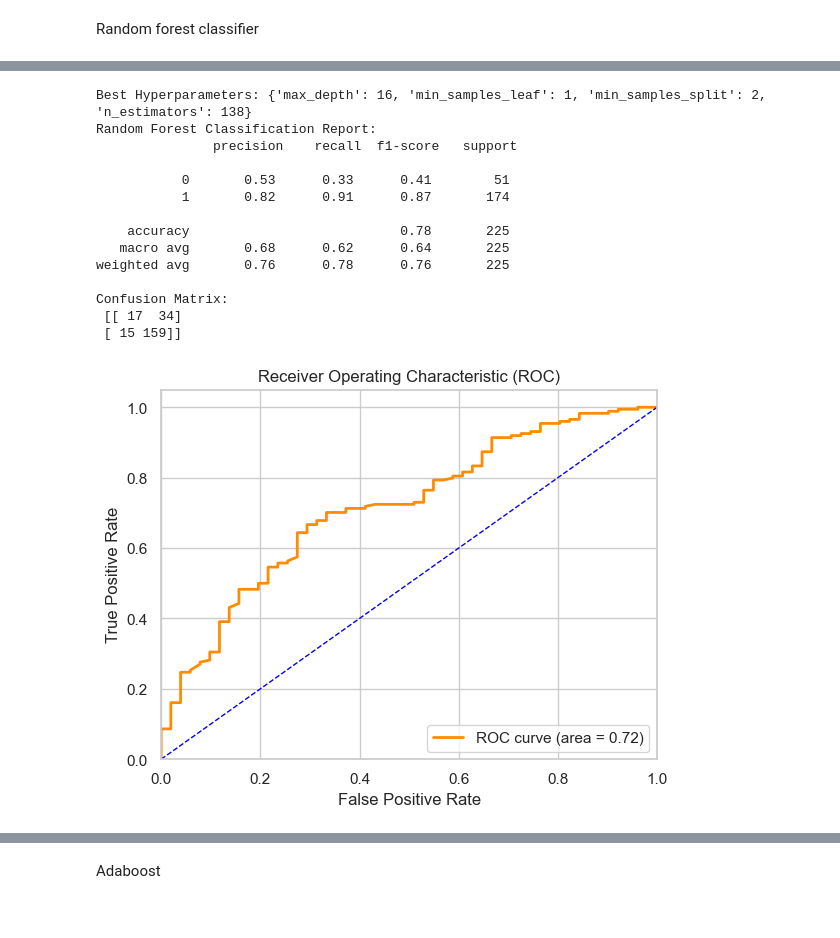
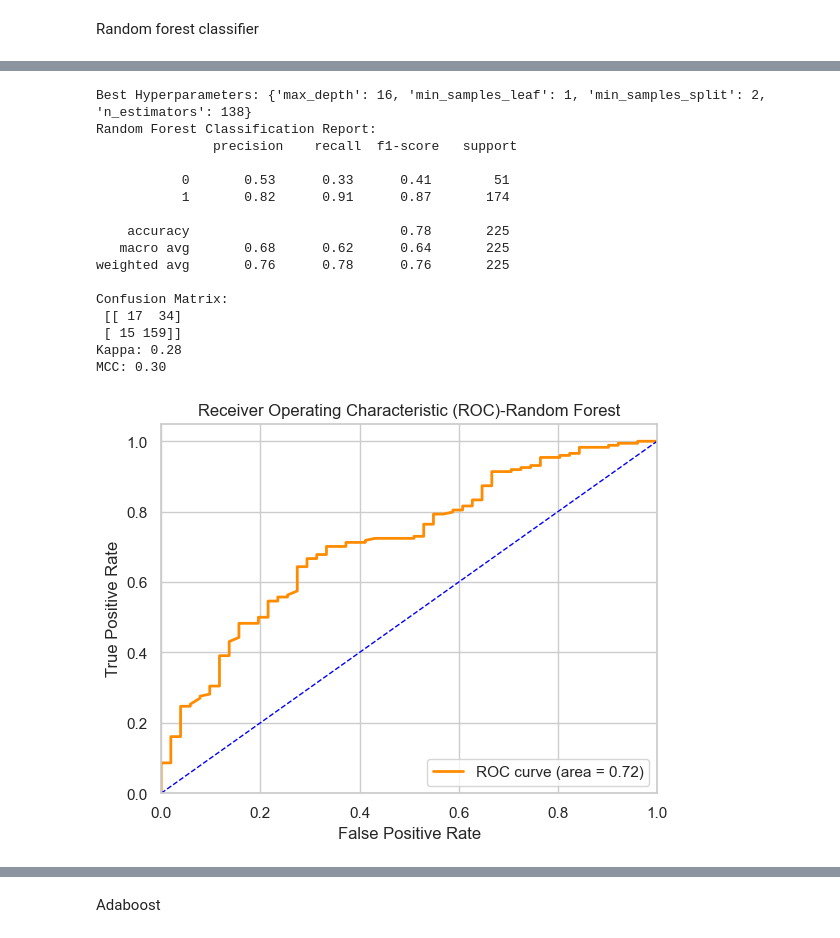
Before and after one commit to abmutema/Predicting-suicidality-in-people-living-with-HIV-in-Uganda, a Jupyter notebook: Notebooks/baseline.ipynb, the cells around one changed output, grey strips where cells are left out. Cells and saved outputs as stored; diff of their text form; code cells hidden in the pictures.

```diff
--- a/Notebooks/baseline.ipynb
+++ b/Notebooks/baseline.ipynb
@@ -1588,11 +1686,14 @@ rf_predictions = best_model.predict(X_test_transformed)
 # Evaluate the best model
 rf_classification_report = classification_report(y_test, rf_predictions)
 rf_conf_matrix = confusion_matrix(y_test, rf_predictions)
+kappa=cohen_kappa_score(y_test, rf_predictions)
+mcc=matthews_corrcoef(y_test, rf_predictions)
 
 # Print metrics
 print("Random Forest Classification Report:\n", rf_classification_report)
 print("Confusion Matrix:\n", rf_conf_matrix)
-
+print(f"Kappa: {kappa:.2f}")
+print(f"MCC: {mcc:.2f}")
 # Compute ROC curve and AUC
 rf_probabilities = best_model.predict_proba(X_test_transformed)[:, 1]
 fpr, tpr, thresholds = roc_curve(y_test, rf_probabilities)
@@ -1606,40 +1707,42 @@ plt.xlim([0.0, 1.0])
 plt.ylim([0.0, 1.05])
 plt.xlabel('False Positive Rate')
 plt.ylabel('True Positive Rate')
-plt.title('Receiver Operating Characteristic (ROC)')
+plt.title('Receiver Operating Characteristic (ROC)-Random Forest')
 plt.legend(loc="lower right")
 plt.show()
 
 # Compute SHAP values for the trained model
 explainer = shap.TreeExplainer(best_model)
 shap_values = explainer.shap_values(X_test_transformed)
 
 # Define your feature names here before preprocessing
 feature_names_original = list(X_train.columns)
 
 # Create a list of feature names
 numeric_feature_names = preprocessor.transformers_[0][2]
 categorical_feature_names = preprocessor.named_transformers_['cat']['encoder'].get_feature_names_out(input_features=category_var)
 feature_names = np.concatenate([numeric_feature_names, categorical_feature_names])
 
 # Visualize the SHAP summary plot
-shap.summary_plot(shap_values, X_test_transformed, feature_names=feature_names, plot_type='bar')
+shap.summary_plot(shap_values, X_test_transformed, feature_names=feature_names)
 # %% [output]
 Best Hyperparameters: {'max_depth': 16, 'min_samples_leaf': 1, 'min_samples_split': 2, 'n_estimators': 138}
 Random Forest Classification Report:
                precision    recall  f1-score   support
 
            0       0.53      0.33      0.41        51
            1       0.82      0.91      0.87       174
 
     accuracy                           0.78       225
    macro avg       0.68      0.62      0.64       225
 weighted avg       0.76      0.78      0.76       225
 
 Confusion Matrix:
  [[ 17  34]
  [ 15 159]]
+Kappa: 0.28
+MCC: 0.30
-[figure, old version]
+[figure, new version]
 [figure]
 # %% [markdown]
 Adaboost
```
Also changed, not shown: parts of 23 cells of this notebook.
